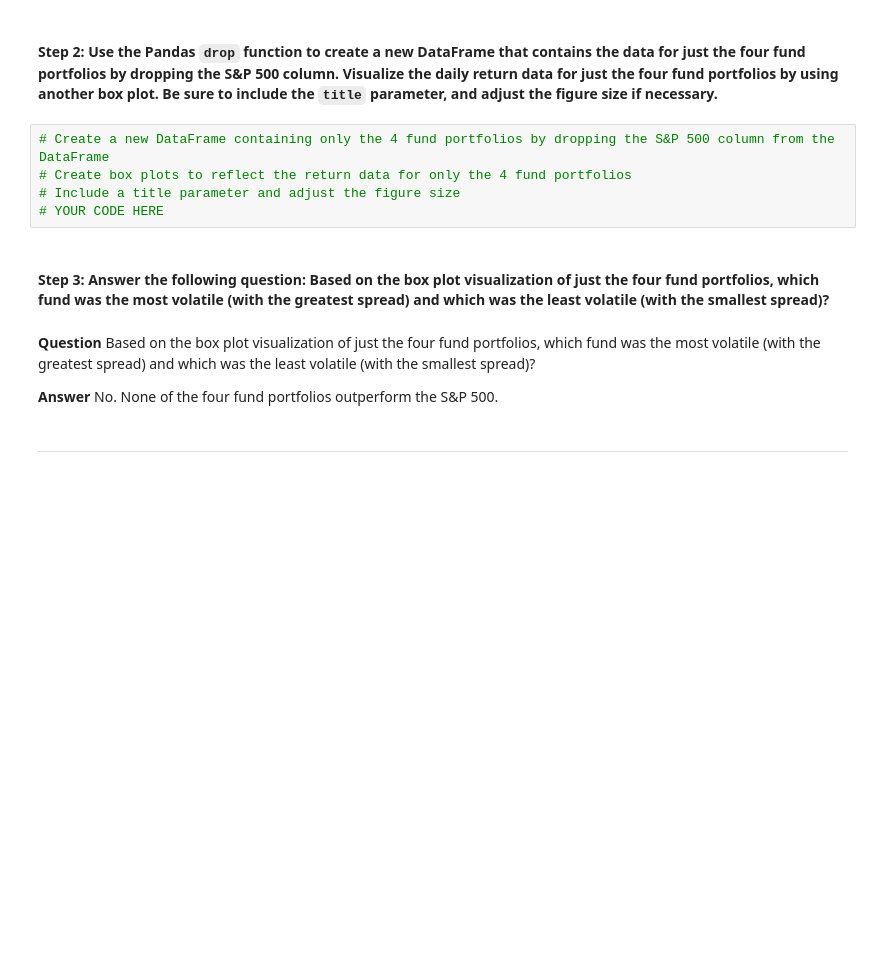
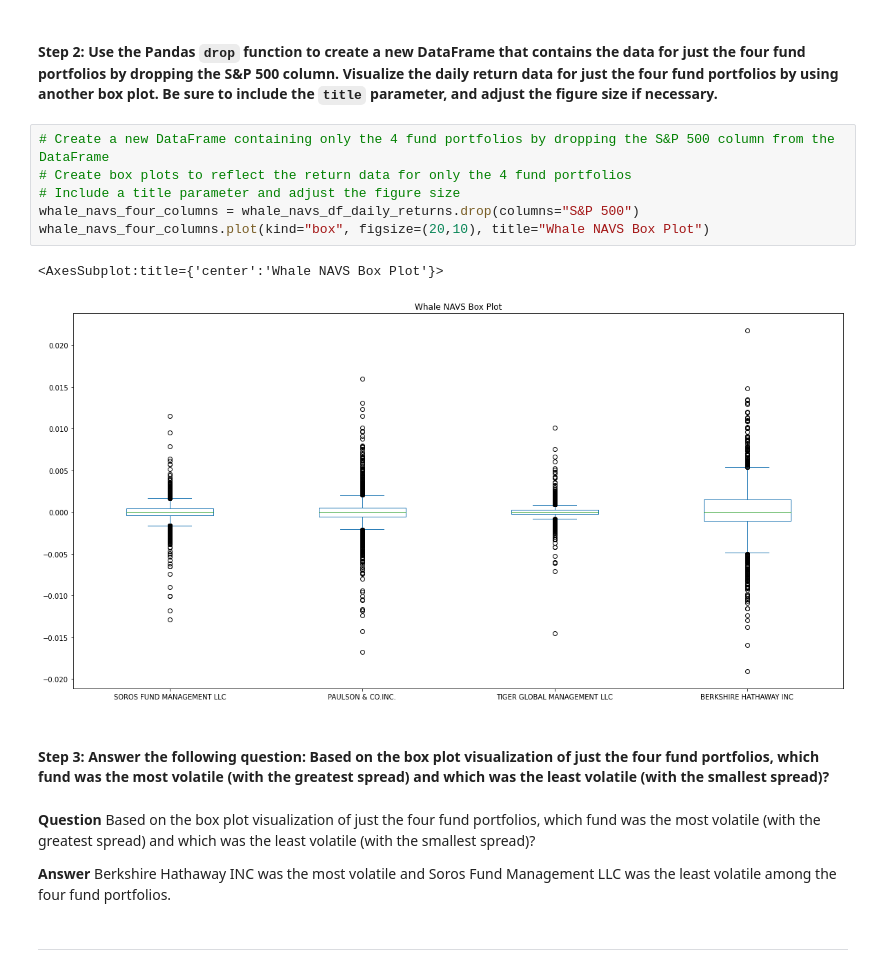
Before and after one commit to NomanZubairi/Pandas-Risk-Analysis, a Jupyter notebook: risk_return_analysis.ipynb, the cells around one changed output. Cells and saved outputs as stored; diff of their text form; blank space fills up the shorter version.

```diff
--- a/risk_return_analysis.ipynb
+++ b/risk_return_analysis.ipynb
@@ -206,14 +209,18 @@ Analyze the volatility of each of the four fund portfolios and of the S&P 500 In
 # %%
 # Create a new DataFrame containing only the 4 fund portfolios by dropping the S&P 500 column from the DataFrame
 # Create box plots to reflect the return data for only the 4 fund portfolios
 # Include a title parameter and adjust the figure size
-# YOUR CODE HERE
+whale_navs_four_columns = whale_navs_df_daily_returns.drop(columns="S&P 500")
+whale_navs_four_columns.plot(kind="box", figsize=(20,10), title="Whale NAVS Box Plot")
+# %% [output]
+<AxesSubplot:title={'center':'Whale NAVS Box Plot'}>
+[figure, added]
 # %% [markdown]
 #### Step 3: Answer the following question: Based on the box plot visualization of just the four fund portfolios, which fund was the most volatile (with the greatest spread) and which was the least volatile (with the smallest spread)?
 # %% [markdown]
 **Question** Based on the box plot visualization of just the four fund portfolios, which fund was the most volatile (with the greatest spread) and which was the least volatile (with the smallest spread)?
 
-**Answer** No. None of the four fund portfolios outperform the S&P 500.
+**Answer** Berkshire Hathaway INC was the most volatile and Soros Fund Management LLC was the least volatile among the four fund portfolios.
 # %% [markdown]
 ---
 # %% [markdown]
```
Also changed, not shown: parts of 2 cells of this notebook.
